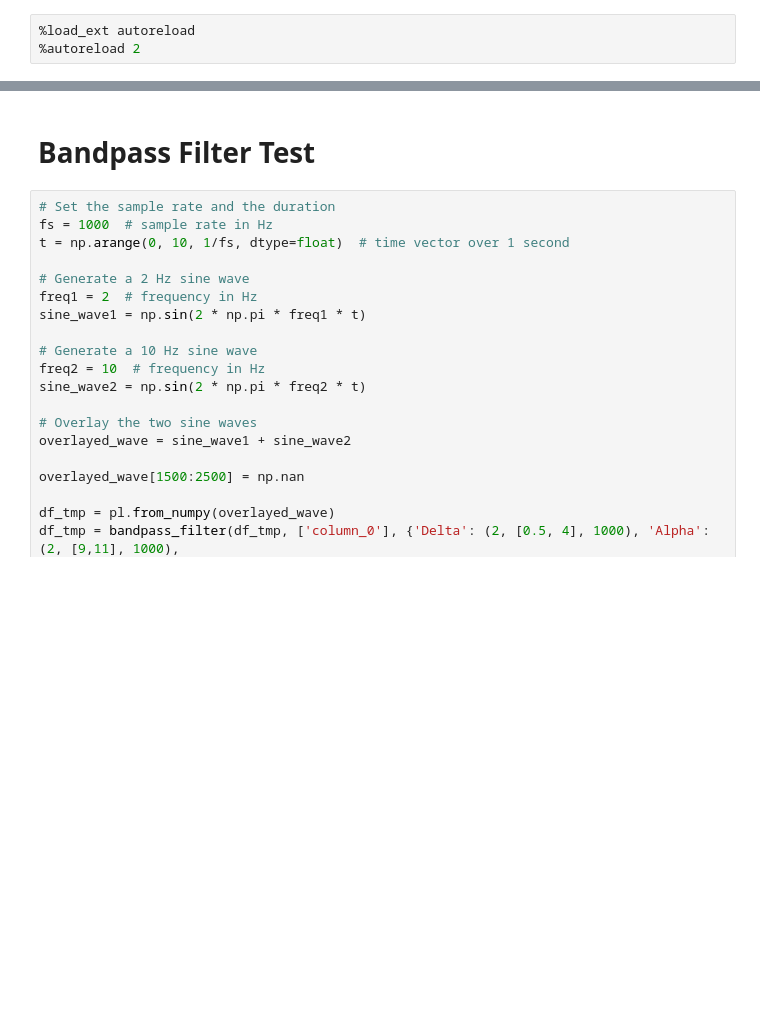
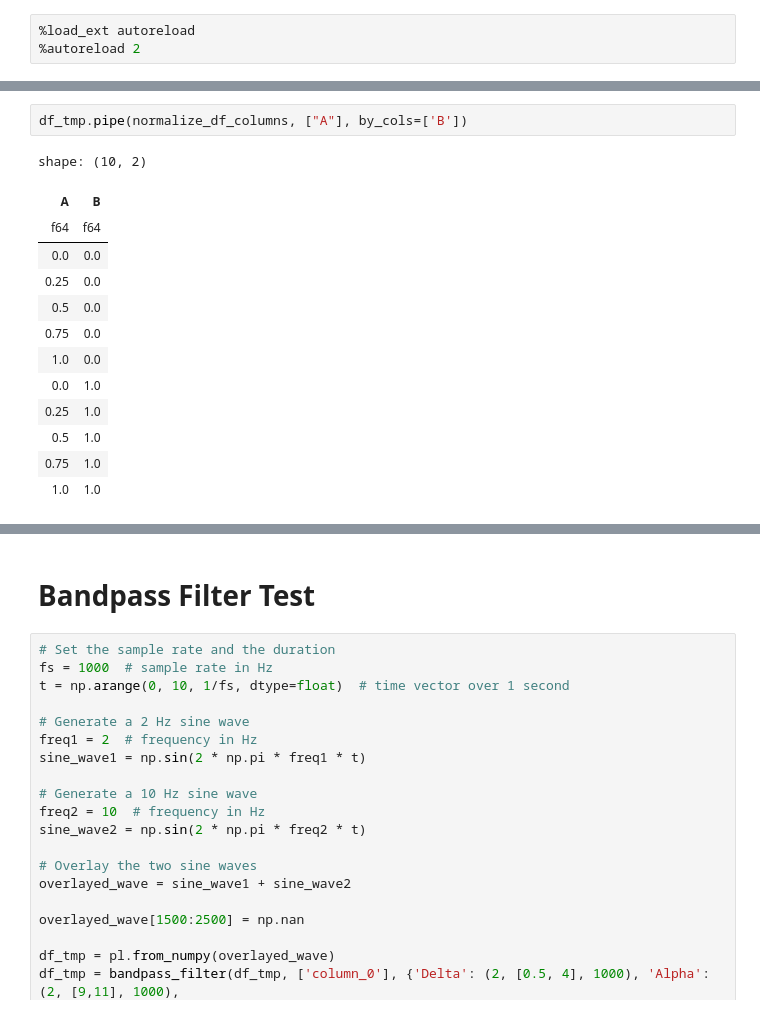
Before and after one commit to jiaangyao/integrated_rcs_analysis, a Jupyter notebook: python/analysis_notebooks_CS/function_tests.ipynb, the cells around one changed output, grey strips where cells are left out. Cells and saved outputs as stored; diff of their text form; blank space fills up the shorter version.

```diff
--- a/python/analysis_notebooks_CS/function_tests.ipynb
+++ b/python/analysis_notebooks_CS/function_tests.ipynb
@@ -12,0 +44,16 @@ import seaborn as sns
+# %%
+df_tmp.pipe(normalize_df_columns, ["A"], by_cols=['B'])
+# %% [output]
+shape: (10, 2)
+| A | B |
+| f64 | f64 |
+| 0.0 | 0.0 |
+| 0.25 | 0.0 |
+| 0.5 | 0.0 |
+| 0.75 | 0.0 |
+| 1.0 | 0.0 |
+| 0.0 | 1.0 |
+| 0.25 | 1.0 |
+| 0.5 | 1.0 |
+| 0.75 | 1.0 |
+| 1.0 | 1.0 |
```
Also changed, not shown: parts of 14 cells of this notebook.
